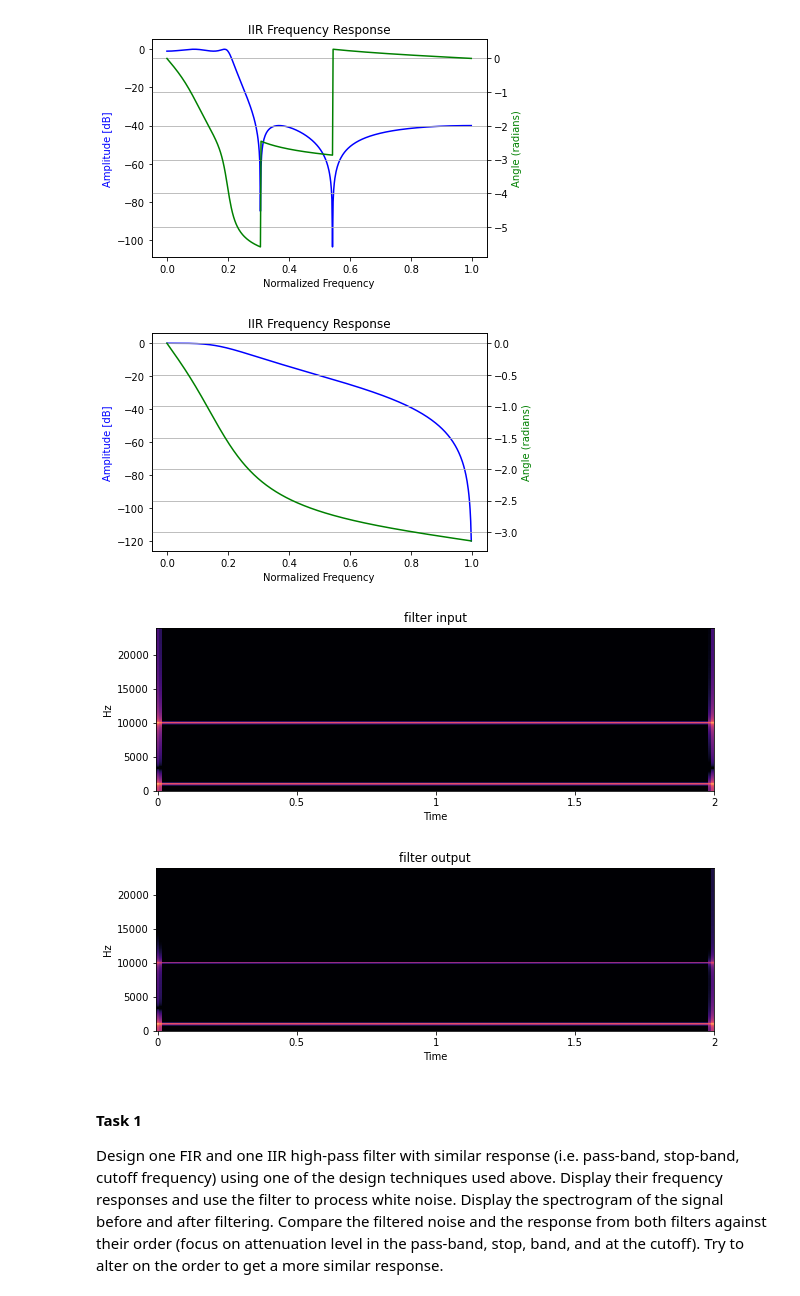
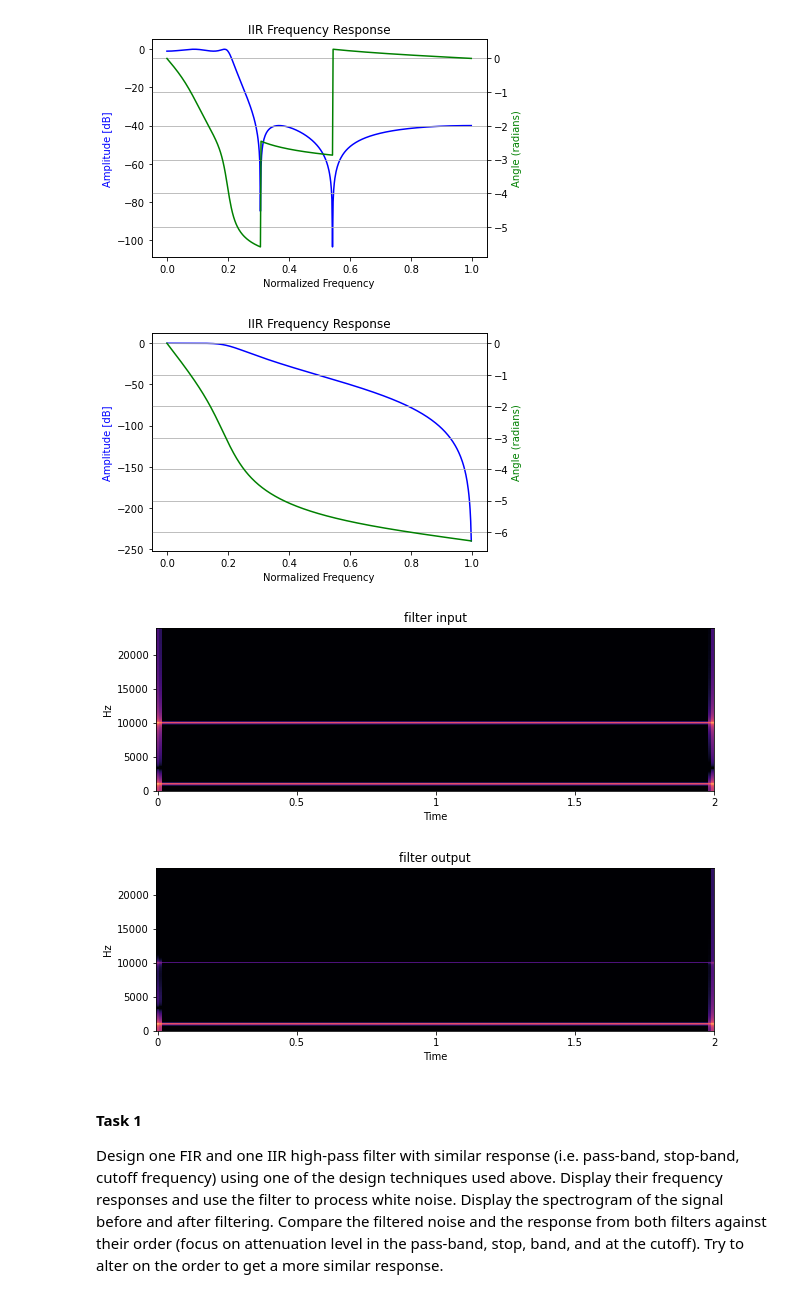
Before and after one commit to MCT-master/MCT4001, a Jupyter notebook: python/notebooks/PythonSession8.ipynb, the cells around one changed output. Drawn from its saved outputs; the diff is of its cells as text; code cells hidden in the pictures.

```diff
--- a/python/notebooks/PythonSession8.ipynb
+++ b/python/notebooks/PythonSession8.ipynb
@@ -190,15 +190,15 @@ myFiltResponse(b,a,sr,'IIR Frequency Response')
 # %%
 # designing low pass IIR filter with one of the MATLAB-style functions (we can specify the order)
 
-order = 2
-fc = 0.2 # cutoff normalized frequency
+order = 4
+fc = 0.2 # cutoff normalizd frequency
 
 b,a = signal.butter(order, fc, 'low', analog=False)
 
 # displaying response
 myFiltResponse(b,a,sr,'IIR Frequency Response')
 # %% [output]
-[figure, old version]
+[figure, new version]
 # %%
 # testing the filter with a signal with two components
 
@@ -220,7 +220,7 @@ mySpectrogram(y, sr, 'filter output')
 #myWaveform(y, sr, 'filter output')
 # %% [output]
 [figure]
-[figure, old version]
+[figure, new version]
 # %%
 sd.play(x,sr)
 sd.wait()
```
Also changed, not shown: parts of 2 cells of this notebook.
